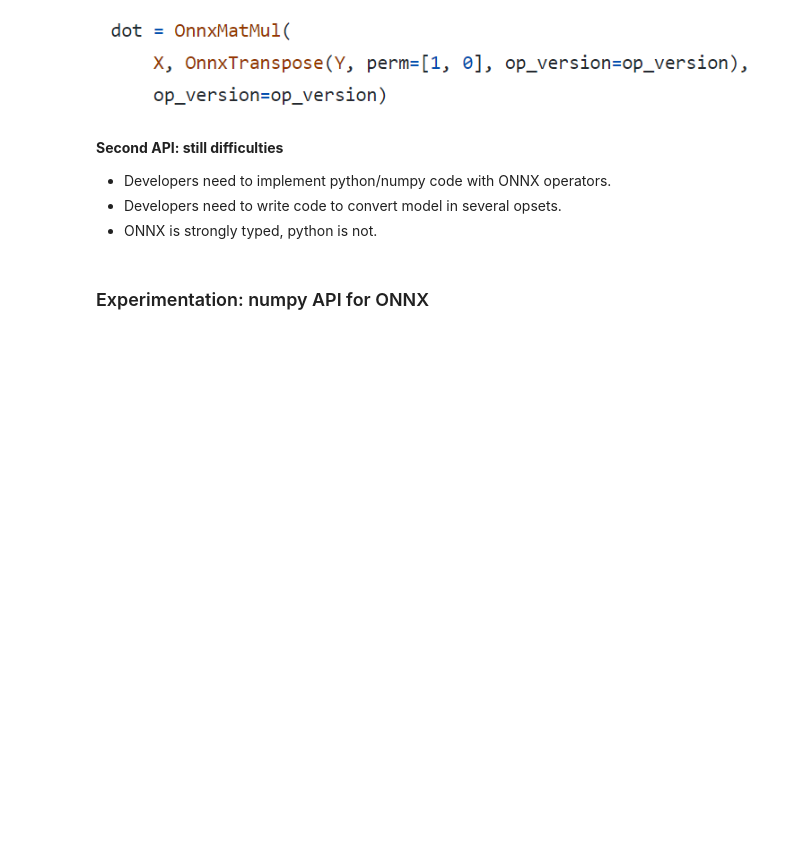
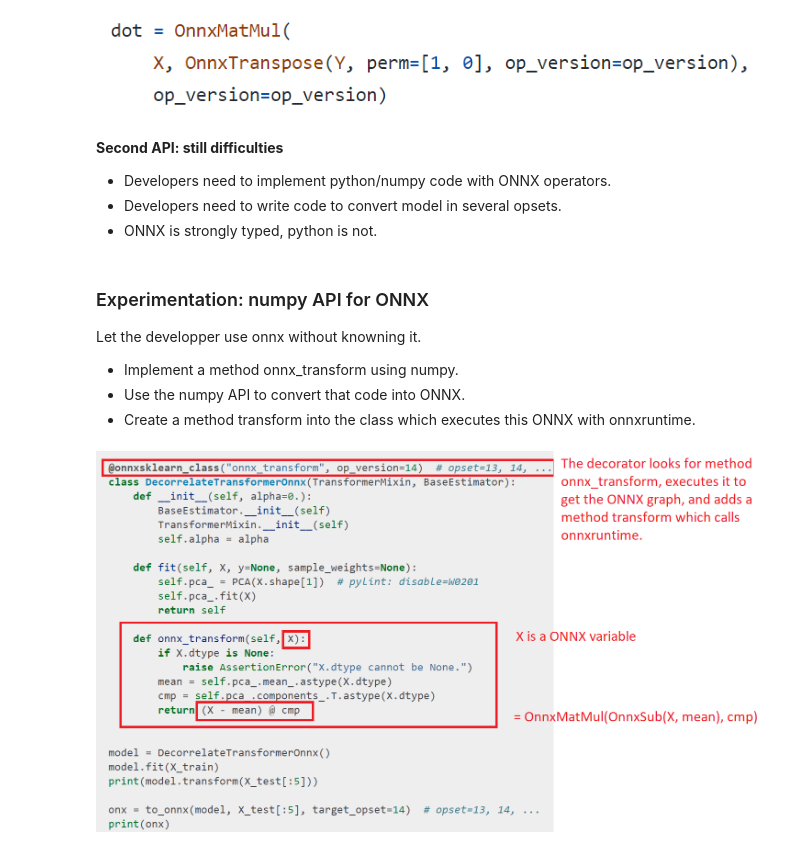
Before and after one commit to onnx/sklearn-onnx, a Jupyter notebook: docs/notebooks/introduction.ipynb, the cells around one changed output. Saved outputs shown, nothing was run; the diff lists cells and outputs as text; code cells hidden in the pictures; blank space fills up the shorter version.

```diff
--- a/docs/notebooks/introduction.ipynb
+++ b/docs/notebooks/introduction.ipynb
@@ -528,3 +524,13 @@ Image('images/op.png')
 * ONNX is strongly typed, python is not.
 # %% [markdown]
 ### Experimentation: numpy API for ONNX
+
+Let the developper use onnx without knowning it.
+
+* Implement a method onnx_transform using numpy.
+* Use the numpy API to convert that code into ONNX.
+* Create a method transform into the class which executes this ONNX with onnxruntime.
+# %%
+Image('images/numpyapi.png', width=800)
+# %% [output]
+[figure, added]
```
Also changed, not shown: parts of 71 cells of this notebook, 2 other files.
